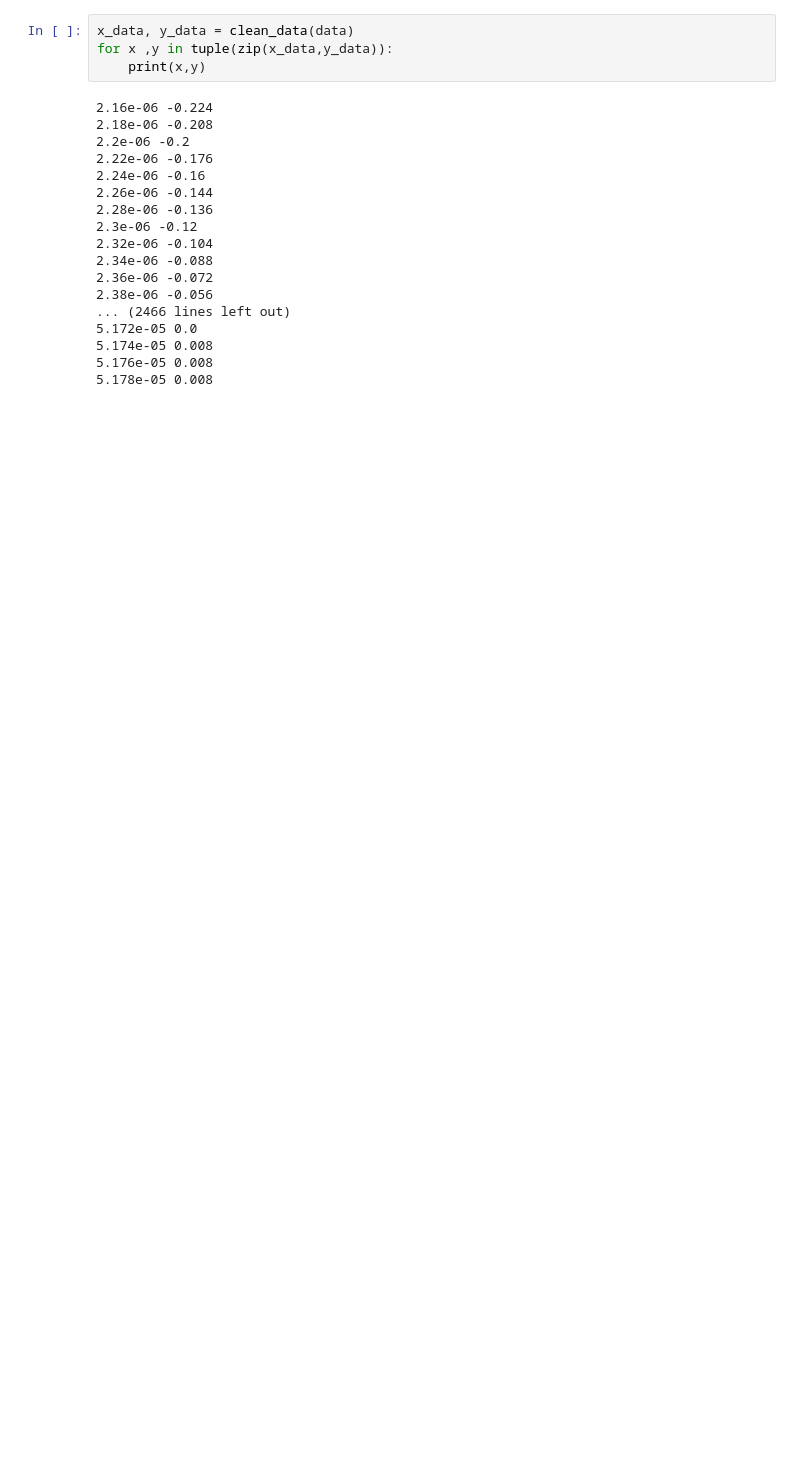
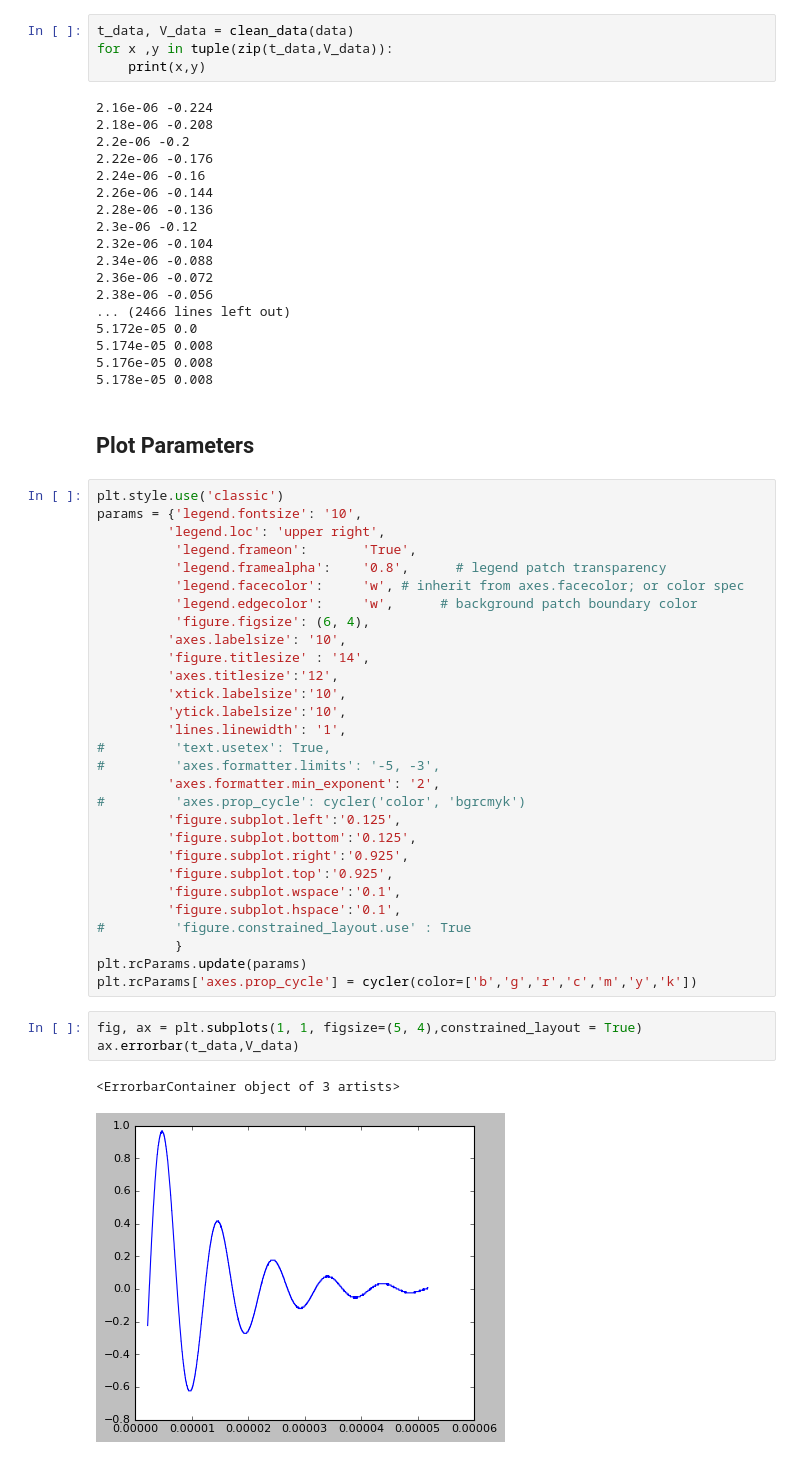
Before and after one commit to bagnolino/labAnalysis, a Jupyter notebook: Notebooks/exploration.ipynb, the cells around one changed output. Saved outputs shown, nothing was run; the diff lists cells and outputs as text; blank space fills up the shorter version.

```diff
--- a/Notebooks/exploration.ipynb
+++ b/Notebooks/exploration.ipynb
@@ -36,8 +39,8 @@ for element in data[:10]:
 [      nan       nan       nan  2.32e-06 -1.04e-01       nan]
 [      nan       nan       nan  2.34e-06 -8.80e-02       nan]
 # %%
-x_data, y_data = clean_data(data)
-for x ,y in tuple(zip(x_data,y_data)):
+t_data, V_data = clean_data(data)
+for x ,y in tuple(zip(t_data,V_data)):
     print(x,y)
 # %% [output]
 2.16e-06 -0.224
@@ -57,3 +60,40 @@ for x ,y in tuple(zip(x_data,y_data)):
 5.174e-05 0.008
 5.176e-05 0.008
 5.178e-05 0.008
+# %% [markdown]
+## Plot Parameters
+# %%
+plt.style.use('classic')
+params = {'legend.fontsize': '10',
+         'legend.loc': 'upper right',
+          'legend.frameon':       'True',
+          'legend.framealpha':    '0.8',      # legend patch transparency
+          'legend.facecolor':     'w', # inherit from axes.facecolor; or color spec
+          'legend.edgecolor':     'w',      # background patch boundary color
+          'figure.figsize': (6, 4),
+         'axes.labelsize': '10',
+         'figure.titlesize' : '14',
+         'axes.titlesize':'12',
+         'xtick.labelsize':'10',
+         'ytick.labelsize':'10',
+         'lines.linewidth': '1',
+#         'text.usetex': True,
+#         'axes.formatter.limits': '-5, -3',
+         'axes.formatter.min_exponent': '2',
+#         'axes.prop_cycle': cycler('color', 'bgrcmyk')
+         'figure.subplot.left':'0.125',
+         'figure.subplot.bottom':'0.125',
+         'figure.subplot.right':'0.925',
+         'figure.subplot.top':'0.925',
+         'figure.subplot.wspace':'0.1',
+         'figure.subplot.hspace':'0.1',
+#         'figure.constrained_layout.use' : True
+          }
+plt.rcParams.update(params)
+plt.rcParams['axes.prop_cycle'] = cycler(color=['b','g','r','c','m','y','k'])
+# %%
+fig, ax = plt.subplots(1, 1, figsize=(5, 4),constrained_layout = True)
+ax.errorbar(t_data,V_data)
+# %% [output]
+<ErrorbarContainer object of 3 artists>
+[figure, added]
```
Also changed, not shown: parts of 7 cells of this notebook.
